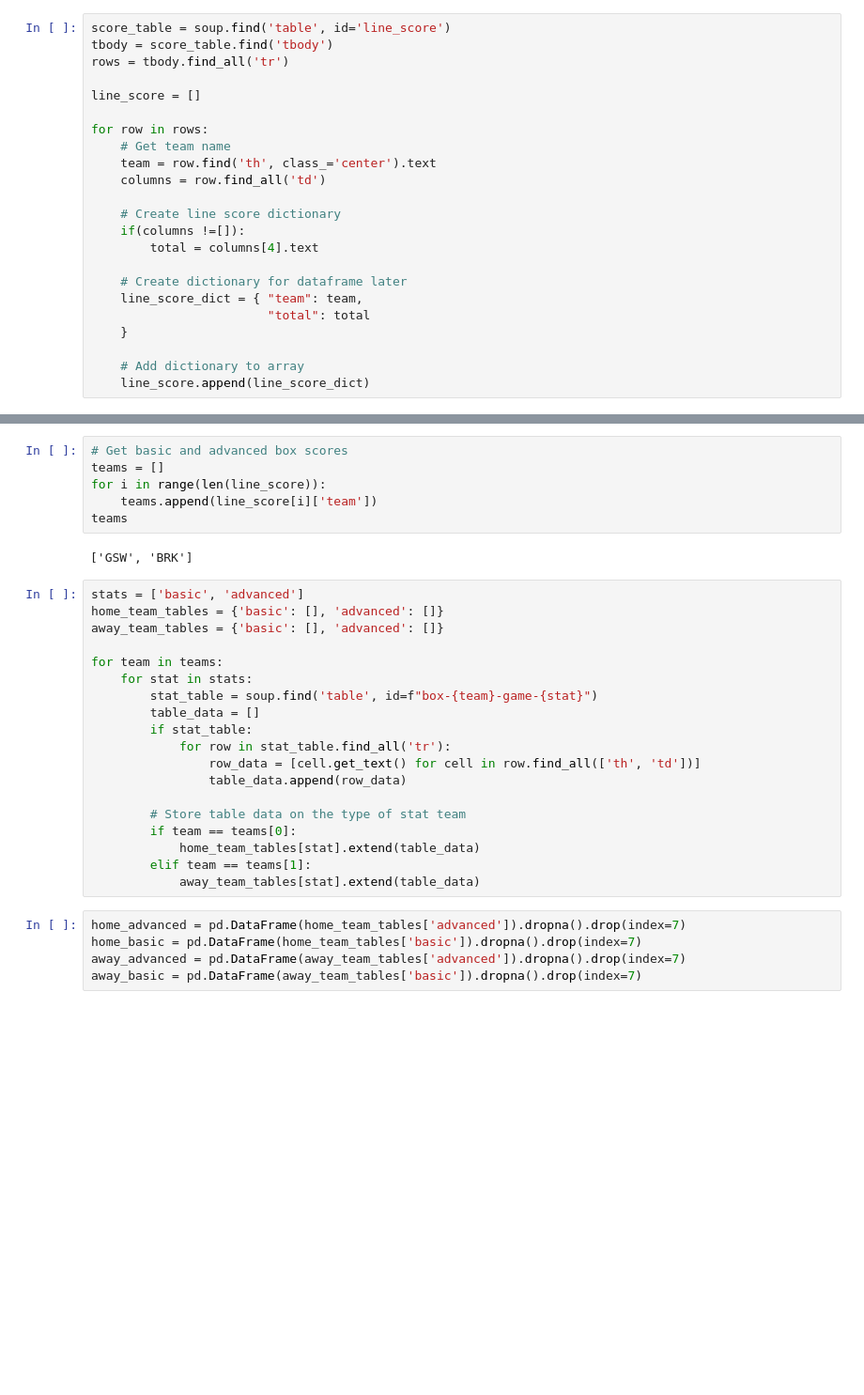
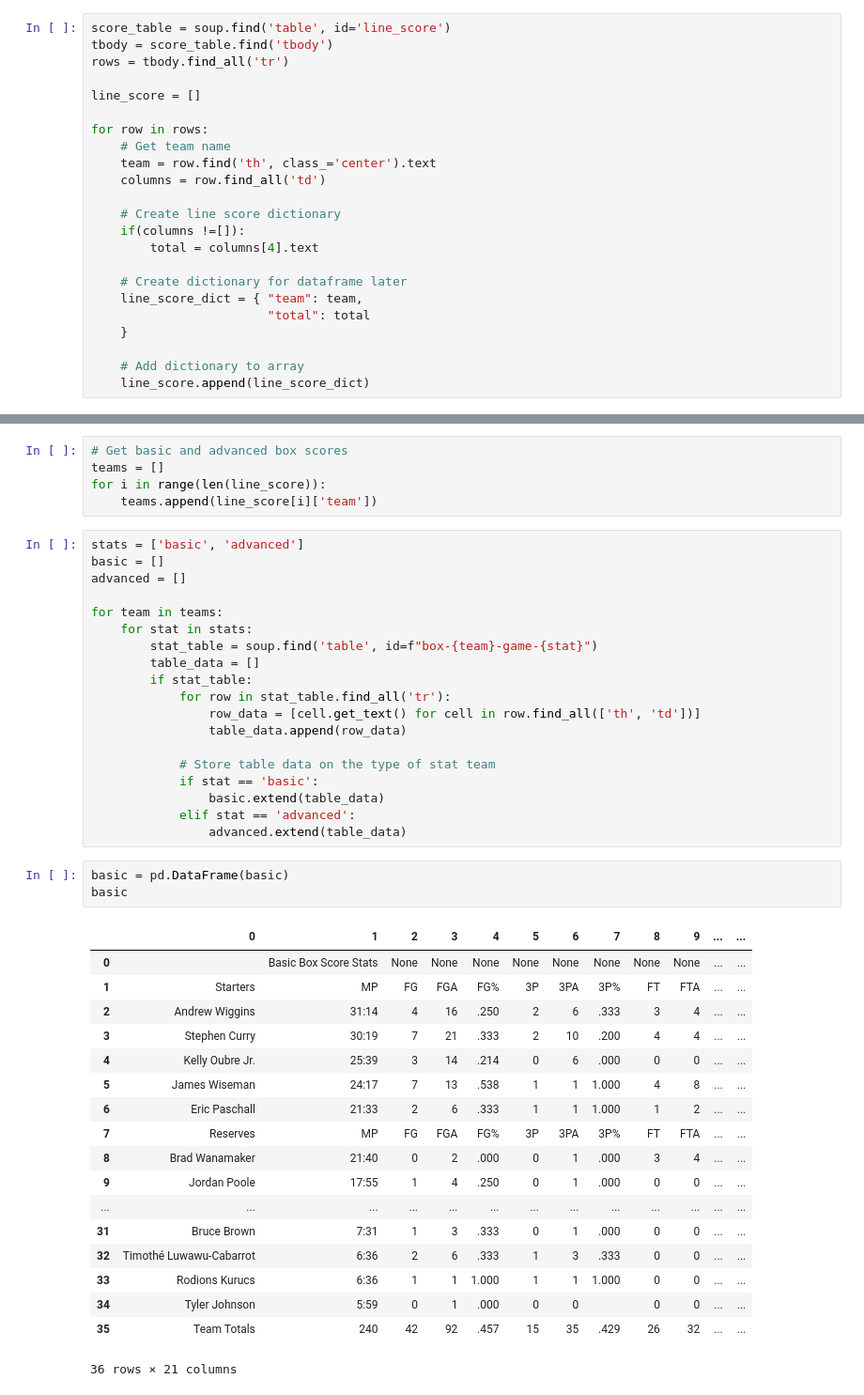
Before and after one commit to VincentGordon-Data-Analyst/NBA_Final_Score_Predictions, a Jupyter notebook: final_score_scrape.ipynb, the cells around one changed output, grey strips where cells are left out. Shown: that part at 94% size. Saved outputs shown, nothing was run; the diff lists cells and outputs as text; blank space fills up the shorter version.

```diff
--- a/final_score_scrape.ipynb
+++ b/final_score_scrape.ipynb
@@ -88,13 +79,10 @@ df
 teams = []
 for i in range(len(line_score)):
     teams.append(line_score[i]['team'])
-teams
-# %% [output]
-['GSW', 'BRK']
 # %%
 stats = ['basic', 'advanced']
-home_team_tables = {'basic': [], 'advanced': []}
-away_team_tables = {'basic': [], 'advanced': []}
+basic = []
+advanced = []
 
 for team in teams:
     for stat in stats:
@@ -105,13 +93,30 @@ for team in teams:
                 row_data = [cell.get_text() for cell in row.find_all(['th', 'td'])]
                 table_data.append(row_data)
 
-        # Store table data on the type of stat team
-        if team == teams[0]:
-            home_team_tables[stat].extend(table_data)
-        elif team == teams[1]:
-            away_team_tables[stat].extend(table_data)
+            # Store table data on the type of stat team
+            if stat == 'basic':
+                basic.extend(table_data)
+            elif stat == 'advanced':
+                advanced.extend(table_data)
-# %%
-home_advanced = pd.DataFrame(home_team_tables['advanced']).dropna().drop(index=7)
-home_basic = pd.DataFrame(home_team_tables['basic']).dropna().drop(index=7)
-away_advanced = pd.DataFrame(away_team_tables['advanced']).dropna().drop(index=7)
-away_basic = pd.DataFrame(away_team_tables['basic']).dropna().drop(index=7)
+# %%
+basic = pd.DataFrame(basic)
+basic
+# %% [output]
+|  | 0 | 1 | 2 | 3 | 4 | 5 | 6 | 7 | 8 | 9 | ... | ... |
+| 0 |  | Basic Box Score Stats | None | None | None | None | None | None | None | None | ... | ... |
+| 1 | Starters | MP | FG | FGA | FG% | 3P | 3PA | 3P% | FT | FTA | ... | ... |
+| 2 | Andrew Wiggins | 31:14 | 4 | 16 | .250 | 2 | 6 | .333 | 3 | 4 | ... | ... |
+| 3 | Stephen Curry | 30:19 | 7 | 21 | .333 | 2 | 10 | .200 | 4 | 4 | ... | ... |
+| 4 | Kelly Oubre Jr. | 25:39 | 3 | 14 | .214 | 0 | 6 | .000 | 0 | 0 | ... | ... |
+| 5 | James Wiseman | 24:17 | 7 | 13 | .538 | 1 | 1 | 1.000 | 4 | 8 | ... | ... |
+| 6 | Eric Paschall | 21:33 | 2 | 6 | .333 | 1 | 1 | 1.000 | 1 | 2 | ... | ... |
+| 7 | Reserves | MP | FG | FGA | FG% | 3P | 3PA | 3P% | FT | FTA | ... | ... |
+| 8 | Brad Wanamaker | 21:40 | 0 | 2 | .000 | 0 | 1 | .000 | 3 | 4 | ... | ... |
+| 9 | Jordan Poole | 17:55 | 1 | 4 | .250 | 0 | 1 | .000 | 0 | 0 | ... | ... |
+| ... | ... | ... | ... | ... | ... | ... | ... | ... | ... | ... | ... | ... |
+| 31 | Bruce Brown | 7:31 | 1 | 3 | .333 | 0 | 1 | .000 | 0 | 0 | ... | ... |
+| 32 | Timothé Luwawu-Cabarrot | 6:36 | 2 | 6 | .333 | 1 | 3 | .333 | 0 | 0 | ... | ... |
+| 33 | Rodions Kurucs | 6:36 | 1 | 1 | 1.000 | 1 | 1 | 1.000 | 0 | 0 | ... | ... |
+| 34 | Tyler Johnson | 5:59 | 0 | 1 | .000 | 0 | 0 |  | 0 | 0 | ... | ... |
+| 35 | Team Totals | 240 | 42 | 92 | .457 | 15 | 35 | .429 | 26 | 32 | ... | ... |
+36 rows × 21 columns
```
Also changed, not shown: parts of 10 cells of this notebook.
